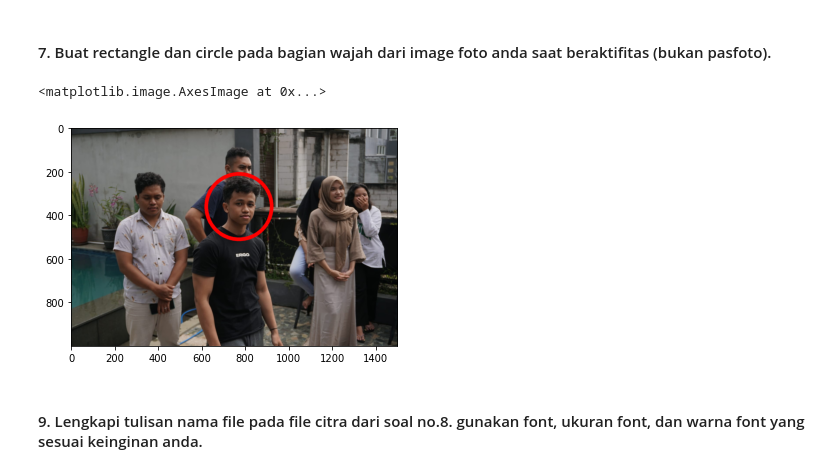
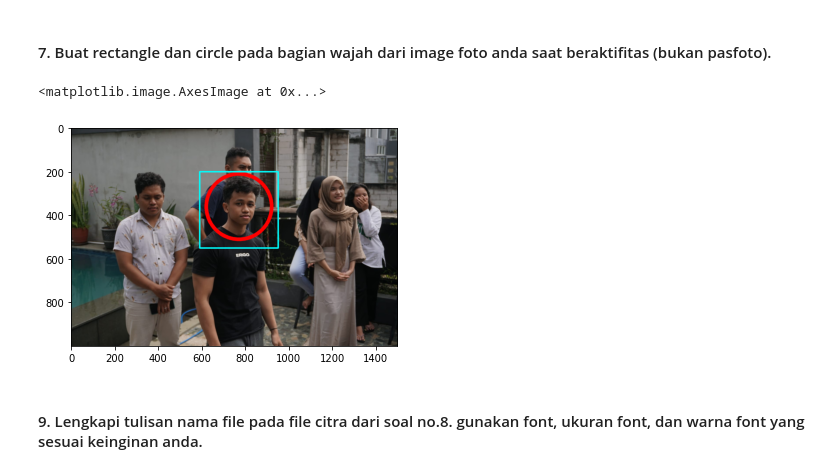
Before and after one commit to AhmadRafif22/PCVK_Genap_2023, a Jupyter notebook: Week2.ipynb, the cells around one changed output. Saved outputs shown, nothing was run; the diff lists cells and outputs as text; code cells hidden in the pictures.

Commit message:
add rectangle

```diff
--- a/Week2.ipynb
+++ b/Week2.ipynb
@@ -260,10 +260,11 @@ img13 = cv.imread('/content/drive/MyDrive/Kuliah/Semester 6/lain lain/PVCK/Perte
 img14 = cv.cvtColor(img13,cv.COLOR_BGR2RGB)  #konveris channel GRB -> RGB
 # %%
 cv.circle(img14,center=(770,360),radius=150,color=(255,0,0),thickness=15)
+cv.rectangle(img14,pt1=(590,550),pt2=(950, 200),color=(0,255,255),thickness=5)
 plt.imshow(img14)
 # %% [output]
 <matplotlib.image.AxesImage at 0x...>
-[figure, old version]
+[figure, new version]
 # %% [markdown]
 #### 9. Lengkapi tulisan nama file pada file citra dari soal no.8. gunakan font, ukuran font, dan warna font yang sesuai keinginan anda.
 # %%
```
Also changed, not shown: parts of 1 cell of this notebook.
